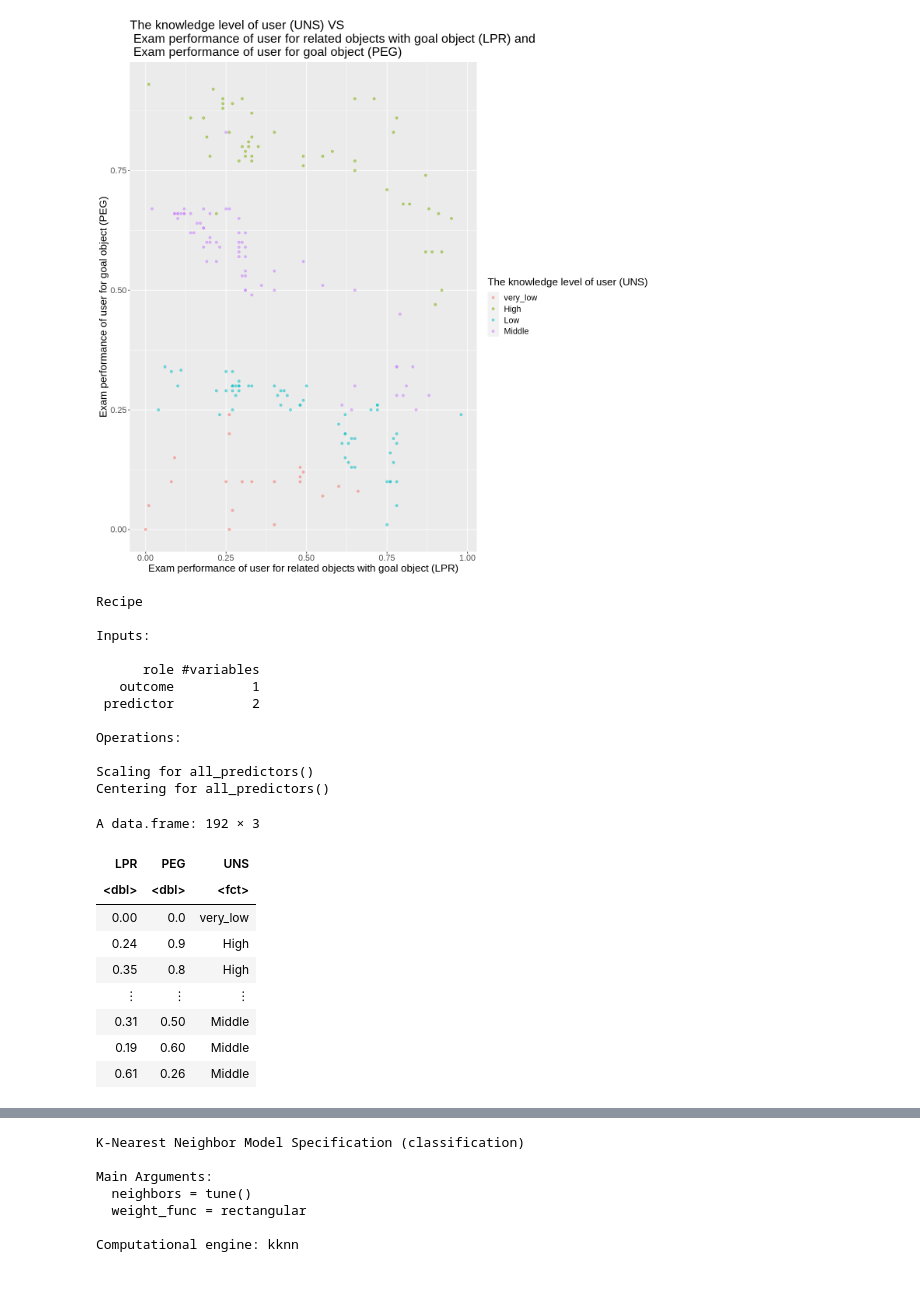
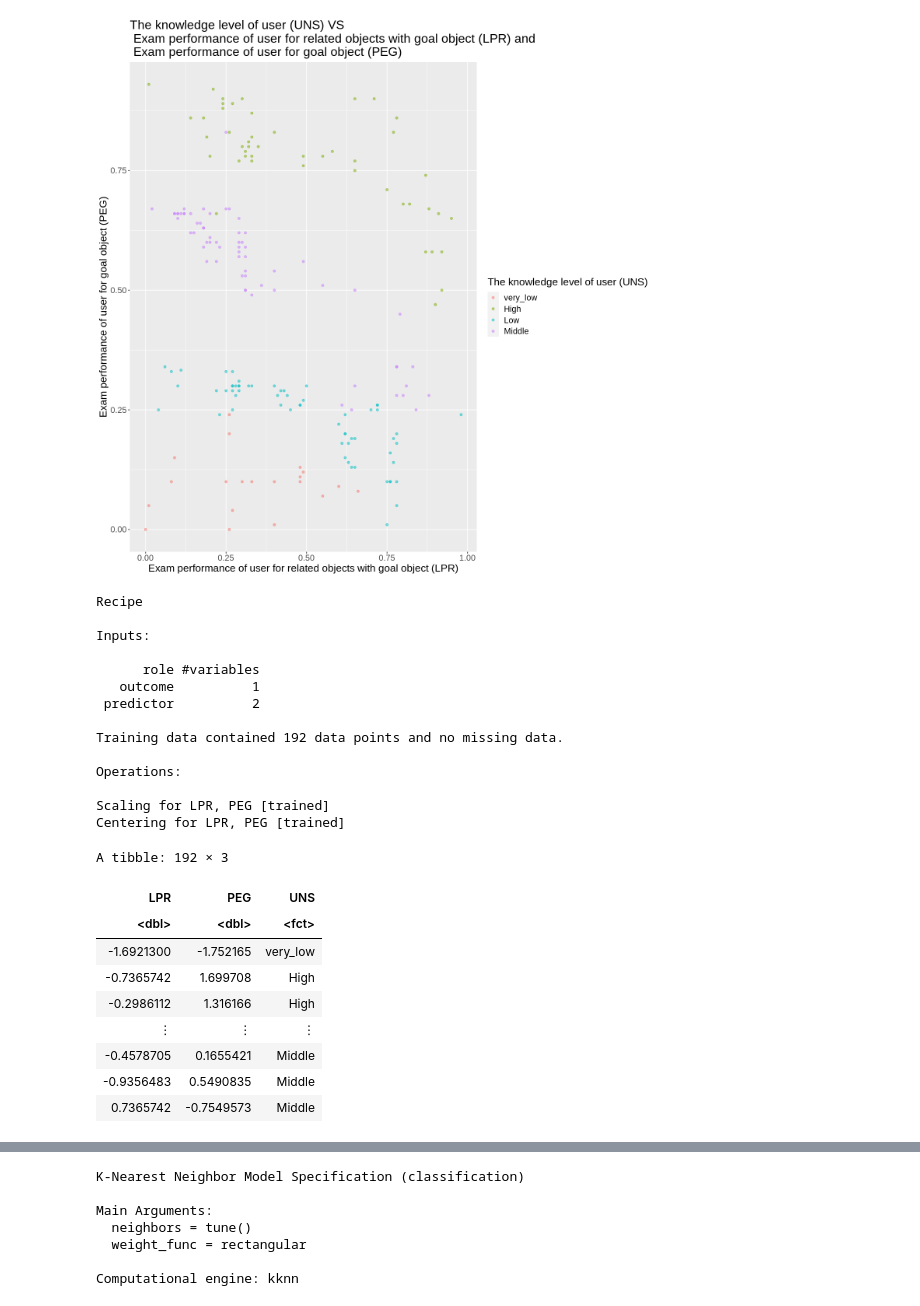
Before and after one commit to Anson-Chan-HK/DSCI-100-2023S1-4-PROJECT, a Jupyter notebook: Actual_project.ipynb, the cells around one changed output, grey strips where cells are left out. Drawn from its saved outputs; the diff is of its cells as text; code cells hidden in the pictures.

```diff
--- a/Actual_project.ipynb
+++ b/Actual_project.ipynb
@@ -226,7 +226,8 @@ modeling_data_plot
 set.seed(1)
 modeling_recipe <- recipe(UNS ~ LPR + PEG, data = modeling_training) |>
 step_scale(all_predictors()) |>
-step_center(all_predictors())
+step_center(all_predictors()) |>
+prep()
 
 modeling_recipe
 # %% [output]
@@ -238,27 +239,28 @@ Inputs:
    outcome          1
  predictor          2
 
+Training data contained 192 data points and no missing data.
+
 Operations:
 
-Scaling for all_predictors()
-Centering for all_predictors()
+Scaling for LPR, PEG [trained]
+Centering for LPR, PEG [trained]
-# %%
-modeling_standardized <- modeling_training|>
-                        as.data.frame(apply(2, scale))
-
-
-modeling_standardized
-# %% [output]
-A data.frame: 192 × 3
-| LPR | PEG | UNS |
-| <dbl> | <dbl> | <fct> |
-| 0.00 | 0.0 | very_low |
-| 0.24 | 0.9 | High |
-| 0.35 | 0.8 | High |
-| ⋮ | ⋮ | ⋮ |
-| 0.31 | 0.50 | Middle |
-| 0.19 | 0.60 | Middle |
-| 0.61 | 0.26 | Middle |
+# %%
+#standardize tibble
+
+modeling_scaled <- bake(modeling_recipe, modeling_training)
+modeling_scaled
+# %% [output]
+A tibble: 192 × 3
+| LPR | PEG | UNS |
+| <dbl> | <dbl> | <fct> |
+| -1.6921300 | -1.752165 | very_low |
+| -0.7365742 | 1.699708 | High |
+| -0.2986112 | 1.316166 | High |
+| ⋮ | ⋮ | ⋮ |
+| -0.4578705 | 0.1655421 | Middle |
+| -0.9356483 | 0.5490835 | Middle |
+| 0.7365742 | -0.7549573 | Middle |
 # %%
 #Add visualisation that includes standardized variables of the training set
 options(repr.plot.width = 12, repr.plot.height = 12)
```
Also changed, not shown: parts of 11 cells of this notebook.
